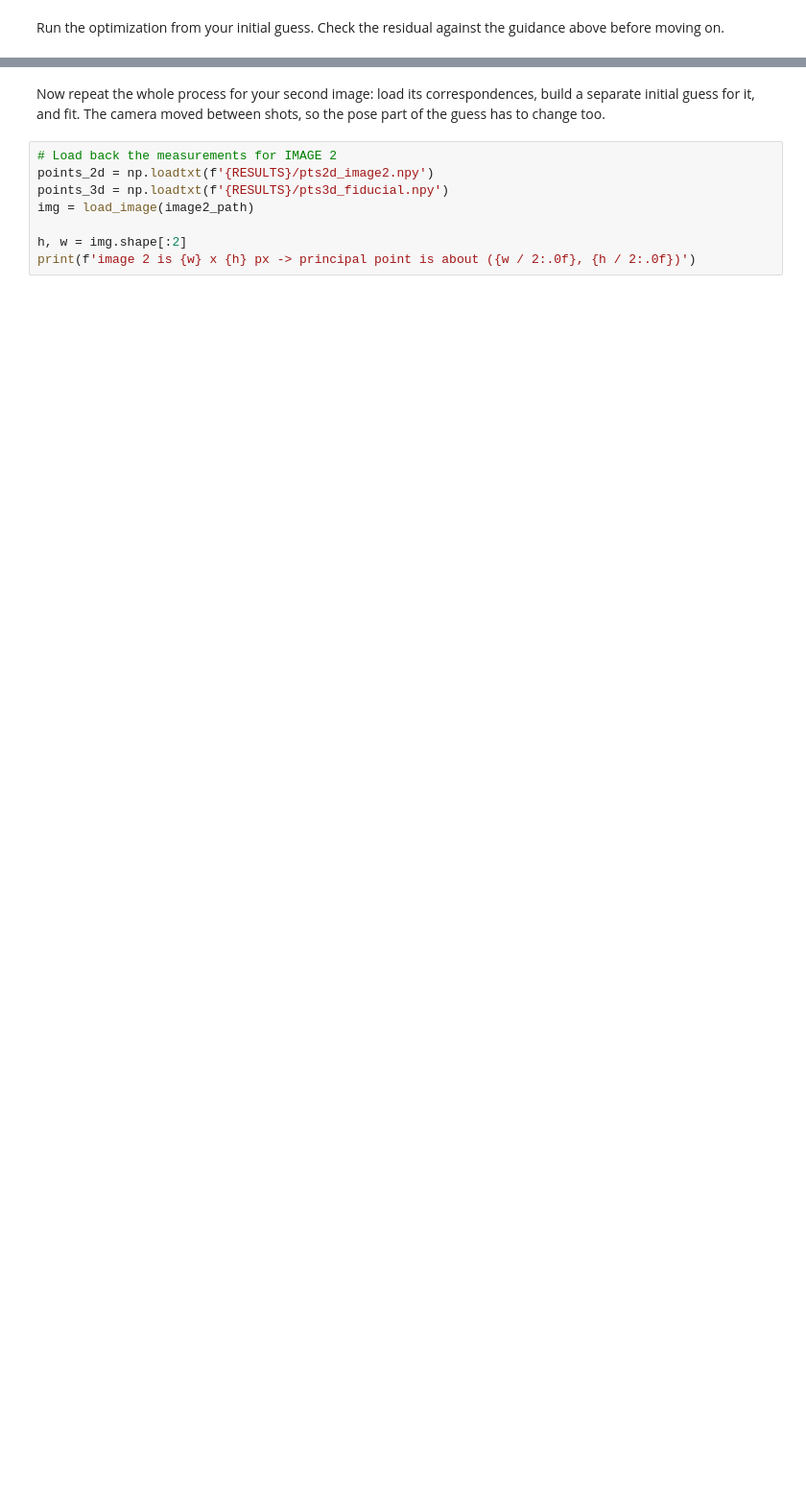
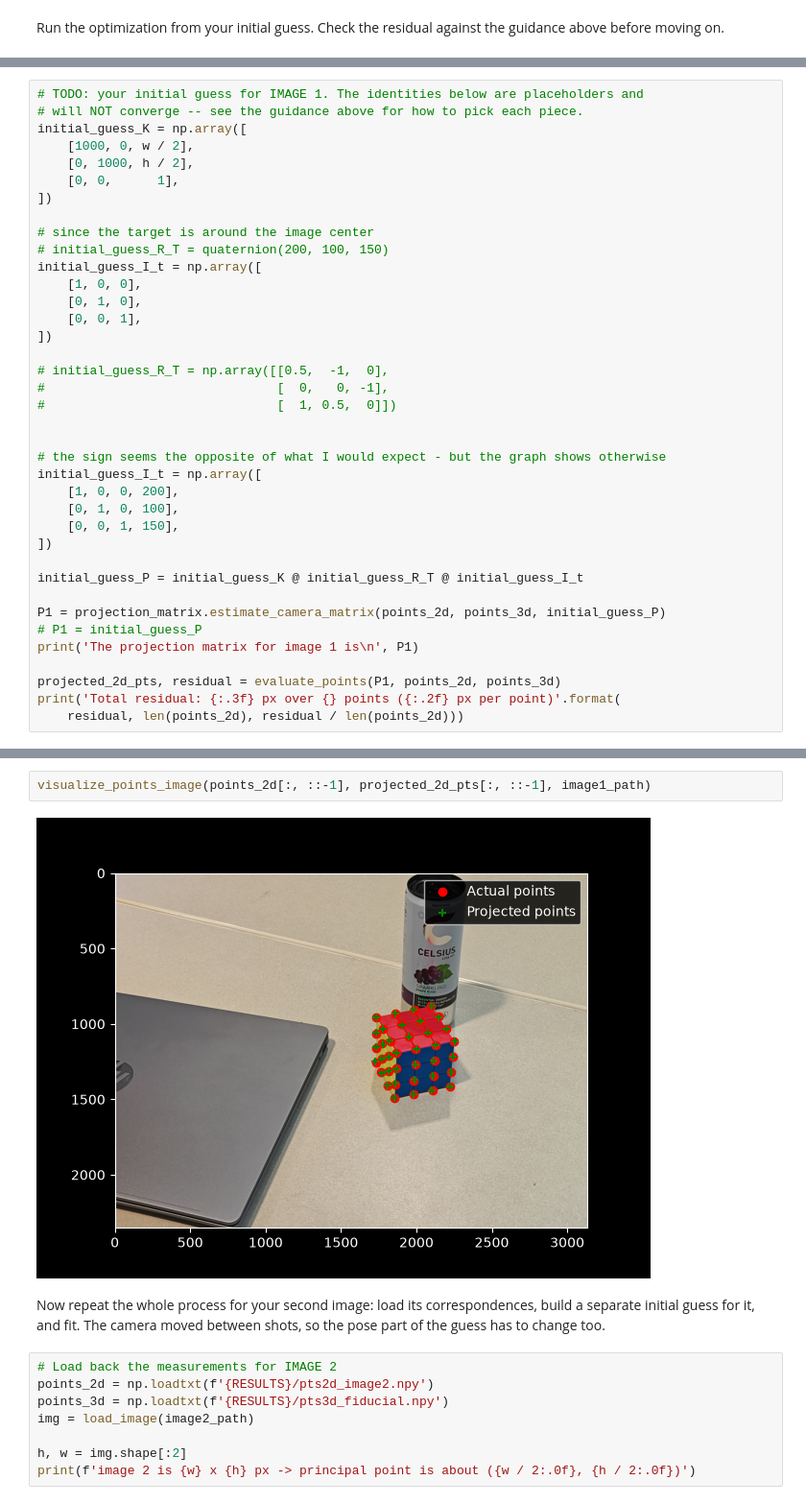
Before and after one commit to hackowitz/cs6320-project-3, a Jupyter notebook: proj3_code/proj3.ipynb, the cells around one changed output, grey strips where cells are left out. Shown at 96% size. Drawn from its saved outputs; the diff is of its cells as text; blank space fills up the shorter version.

Commit message:
working camera matrix for img1, bot only when axes are swapped...

```diff
--- a/proj3_code/proj3.ipynb
+++ b/proj3_code/proj3.ipynb
@@ -516,0 +666,38 @@ visualize_points_image(points_2d, projected_2d_pts, image1_path)
+# %%
+# TODO: your initial guess for IMAGE 1. The identities below are placeholders and
+# will NOT converge -- see the guidance above for how to pick each piece.
+initial_guess_K = np.array([
+    [1000, 0, w / 2],
+    [0, 1000, h / 2],
+    [0, 0,      1],
+])
+
+# since the target is around the image center
+# initial_guess_R_T = quaternion(200, 100, 150)
+initial_guess_I_t = np.array([
+    [1, 0, 0],
+    [0, 1, 0],
+    [0, 0, 1],
+])
+
+# initial_guess_R_T = np.array([[0.5,  -1,  0],
+#                               [  0,   0, -1],
+#                               [  1, 0.5,  0]])
+
+
+# the sign seems the opposite of what I would expect - but the graph shows otherwise
+initial_guess_I_t = np.array([
+    [1, 0, 0, 200],
+    [0, 1, 0, 100],
+    [0, 0, 1, 150],
+])
+
+initial_guess_P = initial_guess_K @ initial_guess_R_T @ initial_guess_I_t
+
+P1 = projection_matrix.estimate_camera_matrix(points_2d, points_3d, initial_guess_P)
+# P1 = initial_guess_P
+print('The projection matrix for image 1 is\n', P1)
+
+projected_2d_pts, residual = evaluate_points(P1, points_2d, points_3d)
+print('Total residual: {:.3f} px over {} points ({:.2f} px per point)'.format(
+    residual, len(points_2d), residual / len(points_2d)))
@@ -517,3 +723,7 @@ visualize_points_image(points_2d, projected_2d_pts, image1_path)
+# %%
+visualize_points_image(points_2d[:, ::-1], projected_2d_pts[:, ::-1], image1_path)
+# %% [output]
+[figure, added]
 # %% [markdown]
 Now repeat the whole process for your second image: load its correspondences, build
 a separate initial guess for it, and fit. The camera moved between shots, so the pose part of the
```
Also changed, not shown: parts of 27 cells of this notebook, 3 other files.
